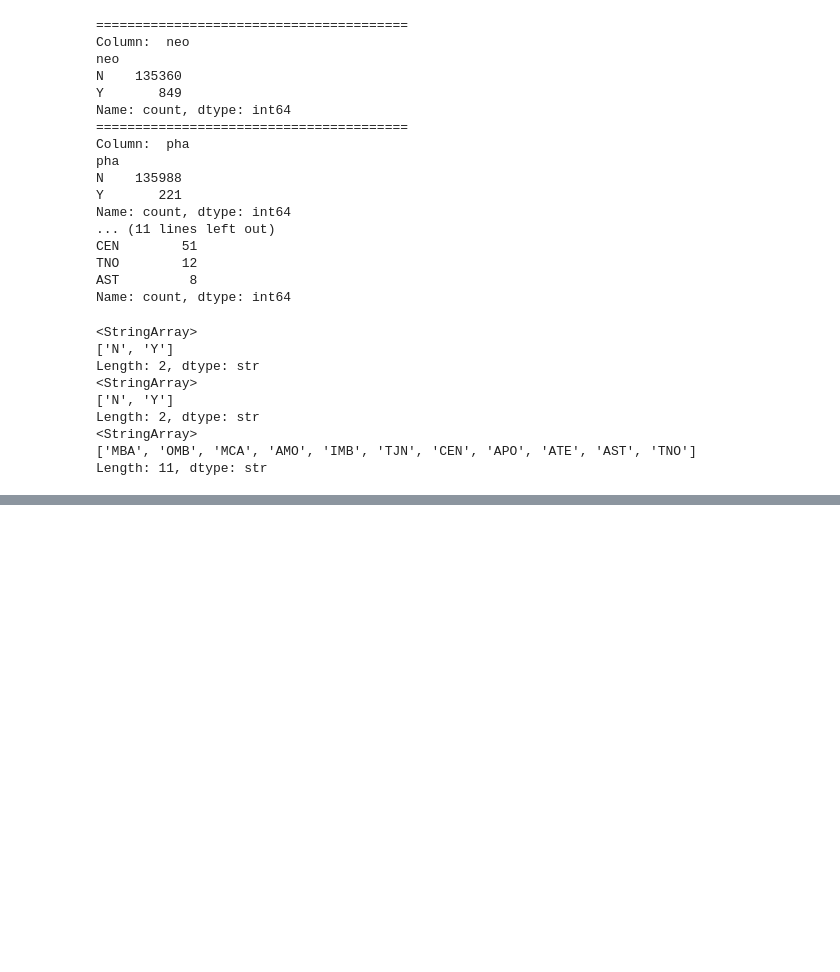
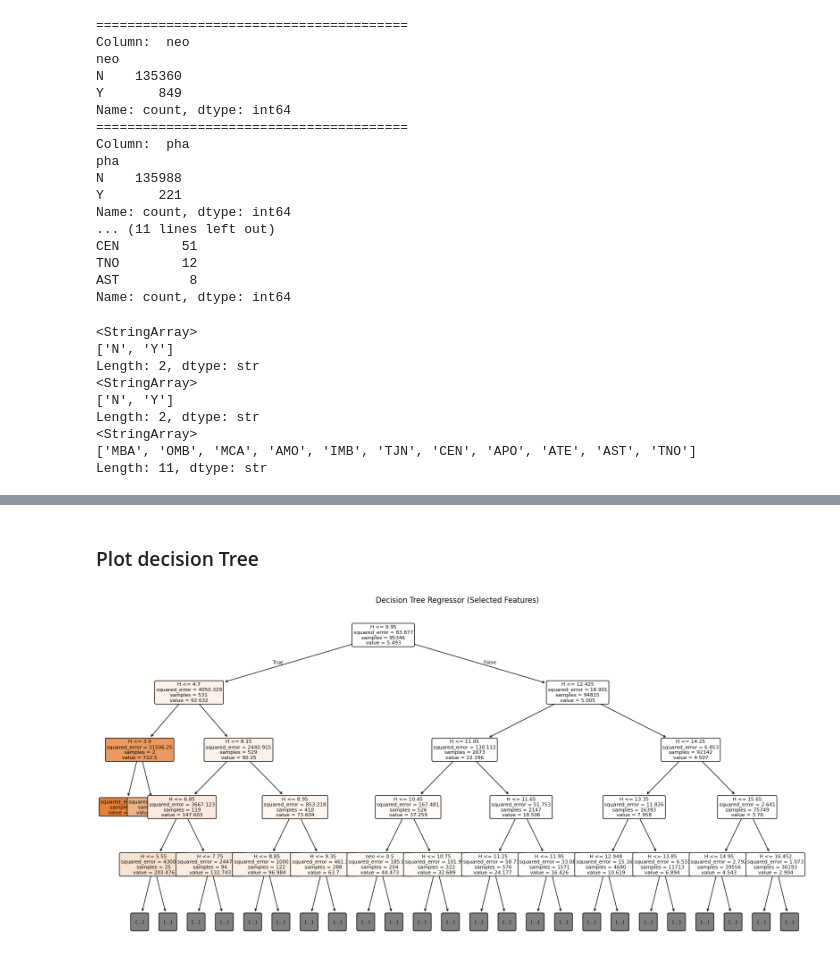
Before and after one commit to MakomaneTau/Predicting-Asteroid-Diameter, a Jupyter notebook: submission.ipynb, the cells around one changed output, grey strips where cells are left out. Drawn from its saved outputs; the diff is of its cells as text; code cells hidden in the pictures; blank space fills up the shorter version.

```diff
--- a/submission.ipynb
+++ b/submission.ipynb
@@ -243,0 +403,18 @@ One-hot encoded columns: ['class']
+# %% [markdown]
+### Plot decision Tree
+# %%
+### Plot decision tree
+
+plt.figure(figsize=(20, 10))
+plot_tree(
+    regressor_selected,
+    feature_names=selected_features,
+    filled=True,
+    rounded=True,
+    fontsize=8,
+    max_depth=4  # remove this line to show full tree
+)
+plt.title("Decision Tree Regressor (Selected Features)")
+plt.show()
+# %% [output]
+[figure, added]
```
Also changed, not shown: parts of 24 cells of this notebook, 2 other files.
